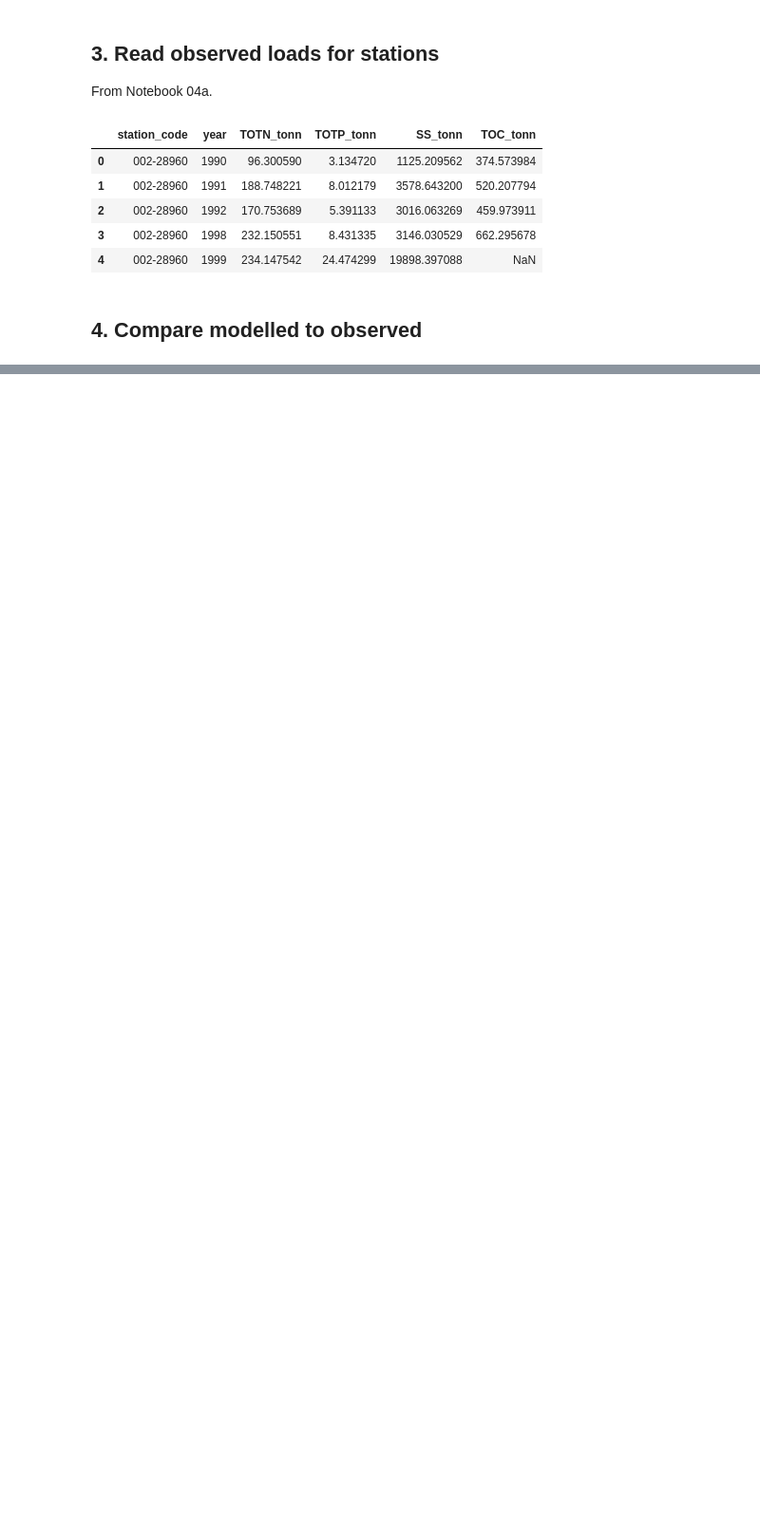
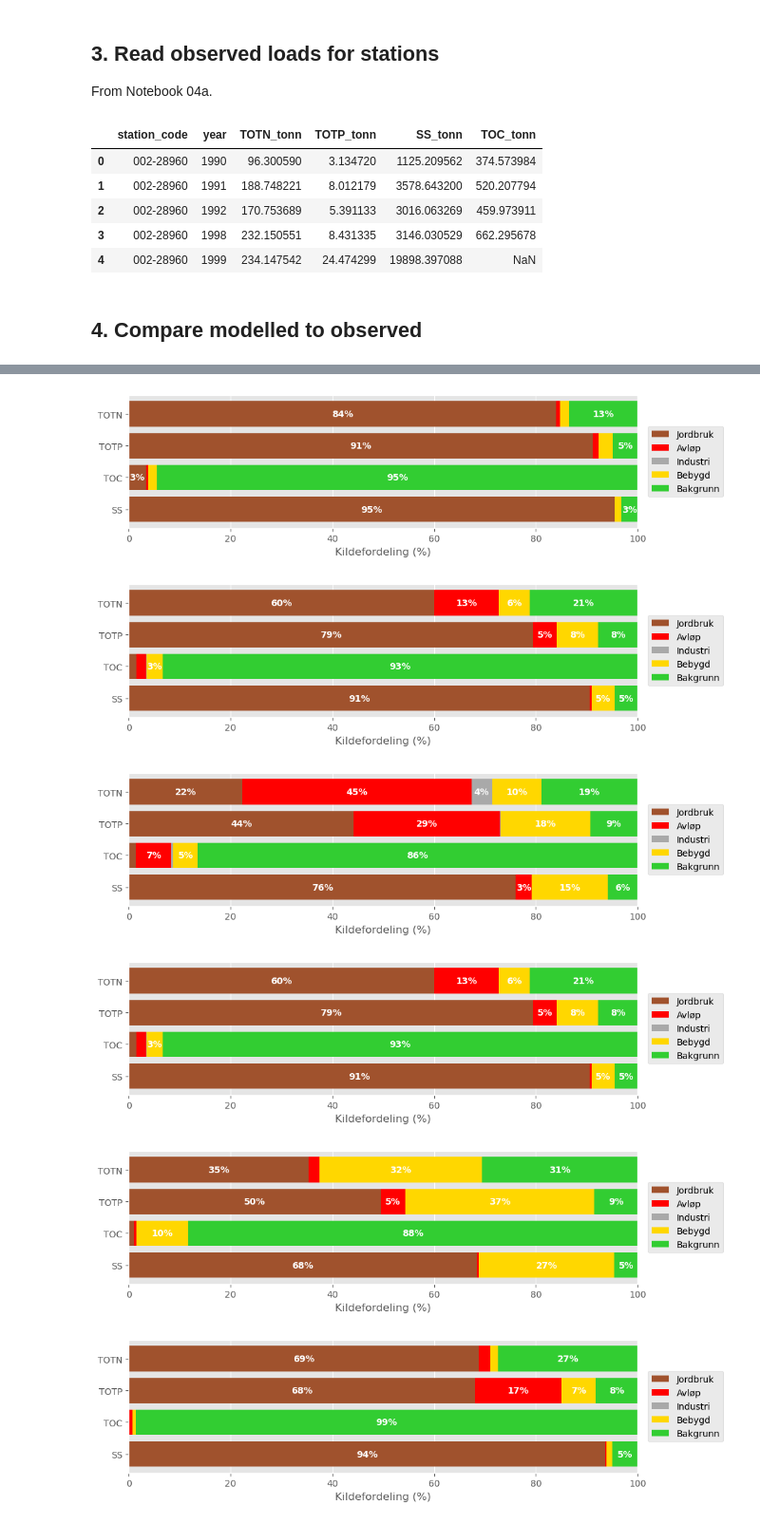
Before and after one commit to NIVANorge/teotil3_lillestrom, a Jupyter notebook: code/07a_compare_teotil3_stations.ipynb, the cells around one changed output, grey strips where cells are left out. Shown at 95% size. Drawn from its saved outputs; the diff is of its cells as text; code cells hidden in the pictures; blank space fills up the shorter version.

Commit message:
Add source apportionment

```diff
--- a/code/07a_compare_teotil3_stations.ipynb
+++ b/code/07a_compare_teotil3_stations.ipynb
@@ -12,7 +12,7 @@ warnings.simplefilter("ignore")
 plt.style.use("ggplot")
 # %%
 COLOUR_DICT = {
-    "Akvakultur": "royalblue",
+    # "Akvakultur": "royalblue",
     "Jordbruk": "sienna",
     "Avløp": "red",
     "Industri": "darkgrey",
@@ -198,7 +198,7 @@ for idx, row in stn_df.iterrows():
         frameon=False,
     )
 
-    fig.suptitle(f"{name} ({stn_id})")
+    # fig.suptitle(f"{name} ({stn_id})")
     plt.tight_layout(rect=[0, 0.08, 1, 0.95])
 
     # Save
@@ -208,0 +211,7 @@ for idx, row in stn_df.iterrows():
+# %%
+# Period for percentage contributions
+src_st_yr = 2020
+src_end_yr = 2024
+
+# Whether to separate spredt and overflows or keep them with avløp
+inc_sp_ov = False
@@ -208,0 +270,66 @@ for idx, row in stn_df.iterrows():
+# %%
+src_mod_df = mod_df.query("@src_st_yr <= `År` <= @src_end_yr").copy()
+plot_order = ["TOTN", "TOTP", "TOC", "SS"]
+if inc_sp_ov:
+    col_dict = {
+        # "Akvakultur": "royalblue",
+        "Jordbruk": "sienna",
+        "Avløp": "red",
+        "Spredt": "black",
+        "Overflow": "blue",
+        "Industri": "darkgrey",
+        "Bebygd": "gold",
+        "Bakgrunn": "limegreen",
+    }
+else:
+    col_dict = COLOUR_DICT
+source_cols = list(col_dict.keys())
+for stn_id, stn_df in src_mod_df.groupby("station_id"):
+    name = stn_df.iloc[0]["catchment"]
+
+    # Convert to percentages
+    plot_df = stn_df.drop(columns="År").groupby("Parameter")[source_cols].sum()
+    plot_df = 100 * plot_df.div(plot_df.sum(axis=1), axis=0)
+    plot_df = plot_df.reindex(plot_order[::-1])
+
+    # Plot
+    fig, ax = plt.subplots(figsize=(10, 0.2 * len(plot_df) + 2))
+    left = 0
+    for source in source_cols:
+        bars = ax.barh(
+            plot_df.index,
+            plot_df[source],
+            left=left,
+            color=COLOUR_DICT[source],
+            label=source,
+        )
+        ax.bar_label(
+            bars,
+            labels=[f"{v:.0f}%" if v >= 3 else "" for v in plot_df[source]],
+            label_type="center",
+            color="white",
+            fontsize=10,
+            fontweight="bold",
+        )
+        left += plot_df[source]
+
+    ax.set_xlim(0, 100)
+    ax.set_xlabel("Kildefordeling (%)")
+    ax.legend(
+        loc="center left",
+        bbox_to_anchor=(1.02, 0.5),
+        borderaxespad=0,
+    )
+
+    plt.tight_layout()
+
+    # Save
+    png_path = f"../plots/modelled/src_app_{name}_station_{stn_id}.png"
+    plt.savefig(png_path, dpi=200, bbox_inches="tight")
+# %% [output]
+[figure, added]
+[figure, added]
+[figure, added]
+[figure, added]
+[figure, added]
+[figure, added]
```
Also changed, not shown: parts of 3 cells of this notebook, 39 other files.
